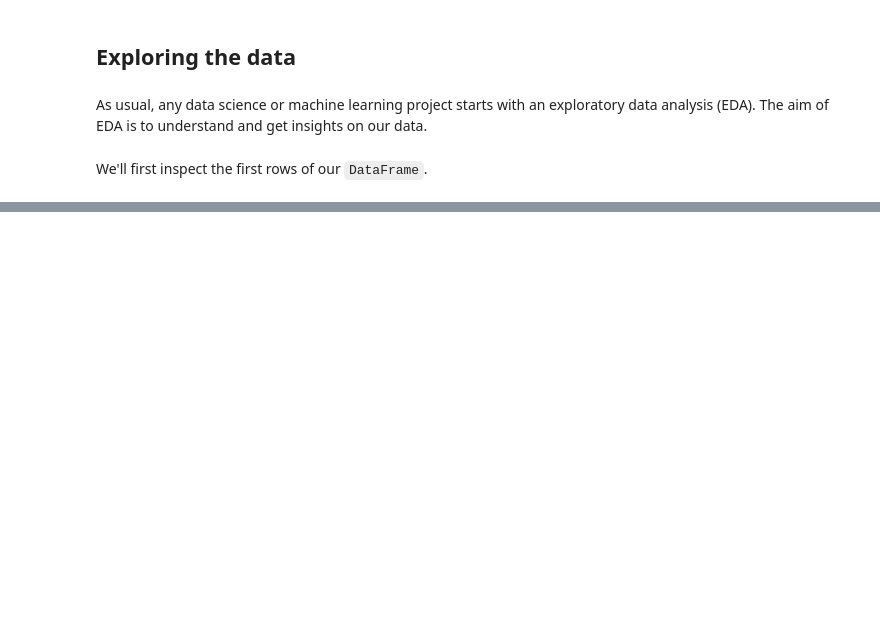
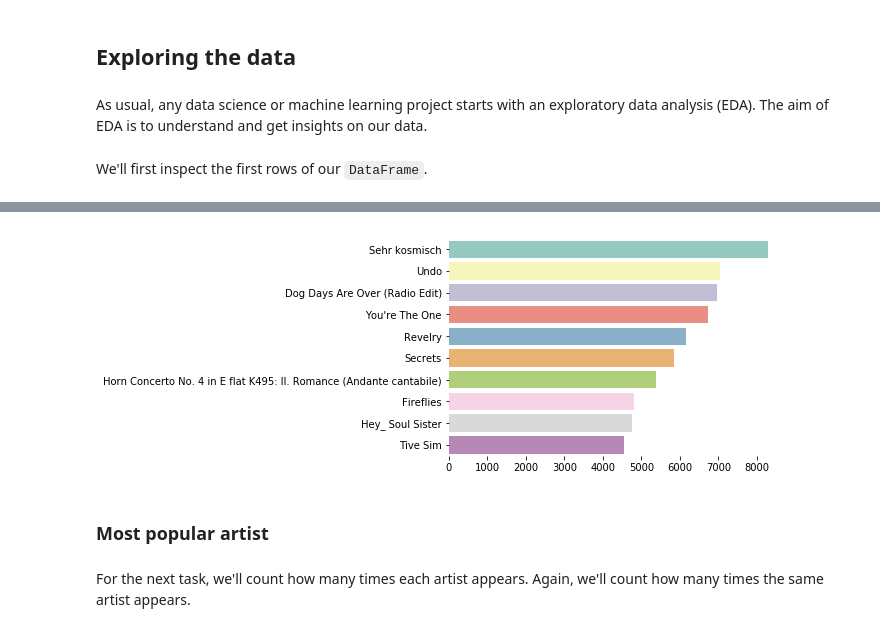
Before and after one commit to ugis22/music_recommender, a Jupyter notebook: collaborative recommender system/CF_knn_music_recommender.ipynb, the cells around one changed output, grey strips where cells are left out. Saved outputs shown, nothing was run; the diff lists cells and outputs as text; code cells hidden in the pictures; blank space fills up the shorter version.

```diff
--- a/collaborative recommender system/CF_knn_music_recommender.ipynb
+++ b/collaborative recommender system/CF_knn_music_recommender.ipynb
@@ -81,0 +143,7 @@ There are 76353 unique users and 10000 unique movies in this data set
+# %%
+#count how many rows we have by song, we show only the ten more popular songs
+ten_pop_songs = df_songs.groupby('title')['listen_count'].count().reset_index().sort_values(['listen_count', 'title'], ascending = [0,1])
+ten_pop_songs['percentage']  = round(ten_pop_songs['listen_count'].div(ten_pop_songs['listen_count'].sum())*100, 2)
+# %%
+ten_pop_songs = ten_pop_songs[:10]
+ten_pop_songs
@@ -81,0 +162,13 @@ There are 76353 unique users and 10000 unique movies in this data set
+# %%
+labels = ten_pop_songs['title'].tolist()
+counts = ten_pop_songs['listen_count'].tolist()
+# %%
+plt.figure()
+sns.barplot(x=counts, y=labels, palette='Set3')
+sns.despine(left=True, bottom=True)
+# %% [output]
+[figure, added]
+# %% [markdown]
+### Most popular artist
+# %% [markdown]
+For the next task, we'll count how many times each artist appears. Again, we'll count how many times the same artist appears.
```
Also changed, not shown: parts of 43 cells of this notebook.
